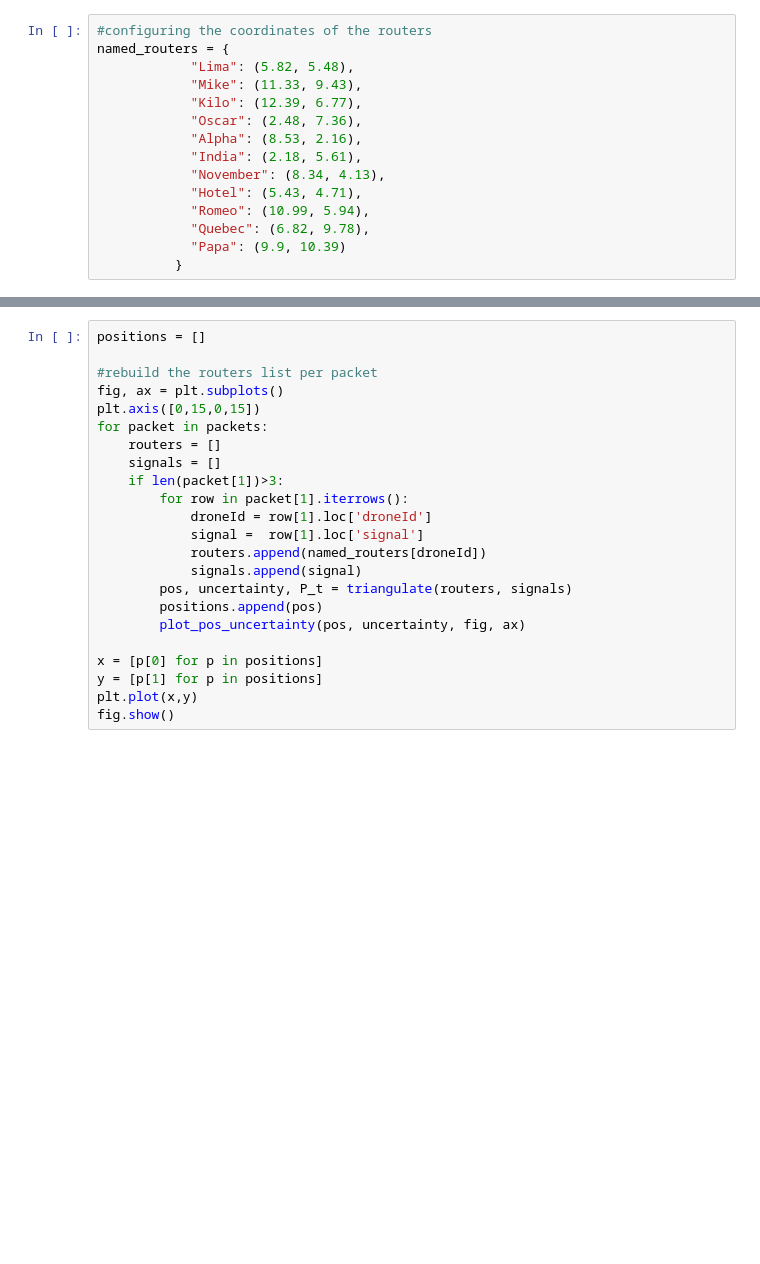
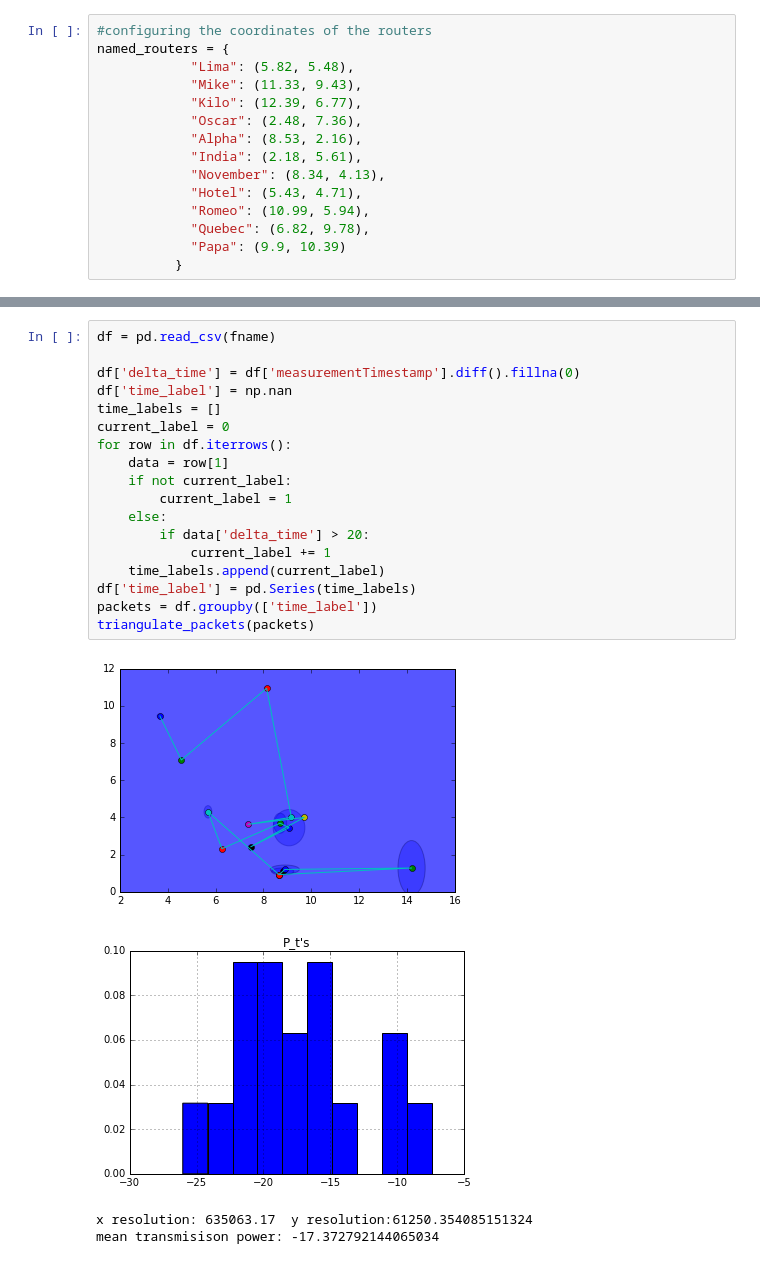
Before and after one commit to jj1993/Applied-mechanism-design-and-big-data, a Jupyter notebook: Assignment_0.6.ipynb, the cells around one changed output, grey strips where cells are left out. Cells and saved outputs as stored; diff of their text form; blank space fills up the shorter version.

Commit message:
Added timestamp based grouping

```diff
--- a/Assignment_0.6.ipynb
+++ b/Assignment_0.6.ipynb
@@ -142,23 +189,23 @@ x resolution: 0.35       y resolution:0.7588818582108325
-# %%
-positions = []
-
-#rebuild the routers list per packet
-fig, ax = plt.subplots()
-plt.axis([0,15,0,15])
-for packet in packets:
-    routers = []
-    signals = []
-    if len(packet[1])>3:
-        for row in packet[1].iterrows():
-            droneId = row[1].loc['droneId']
-            signal =  row[1].loc['signal']
-            routers.append(named_routers[droneId])
-            signals.append(signal)
-        pos, uncertainty, P_t = triangulate(routers, signals)
-        positions.append(pos)
-        plot_pos_uncertainty(pos, uncertainty, fig, ax)
-
-x = [p[0] for p in positions]
-y = [p[1] for p in positions]
-plt.plot(x,y)
-fig.show()
+# %%
+df = pd.read_csv(fname)
+
+df['delta_time'] = df['measurementTimestamp'].diff().fillna(0)
+df['time_label'] = np.nan
+time_labels = []
+current_label = 0
+for row in df.iterrows():
+    data = row[1]
+    if not current_label:
+        current_label = 1
+    else:
+        if data['delta_time'] > 20:
+            current_label += 1
+    time_labels.append(current_label)
+df['time_label'] = pd.Series(time_labels)
+packets = df.groupby(['time_label'])
+triangulate_packets(packets)
+# %% [output]
+[figure, added]
+[figure, added]
+x resolution: 635063.17  y resolution:61250.354085151324
+mean transmisison power: -17.372792144065034
```
Also changed, not shown: parts of 6 cells of this notebook.
